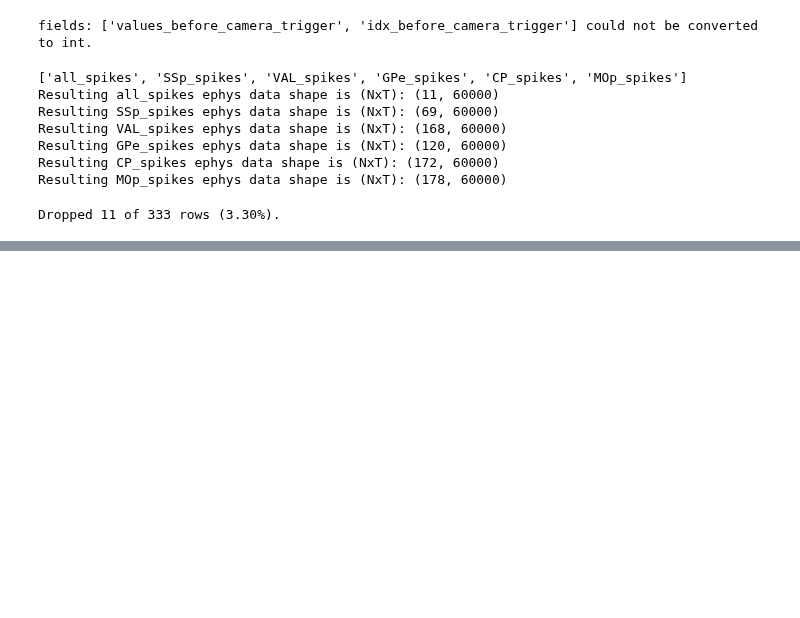
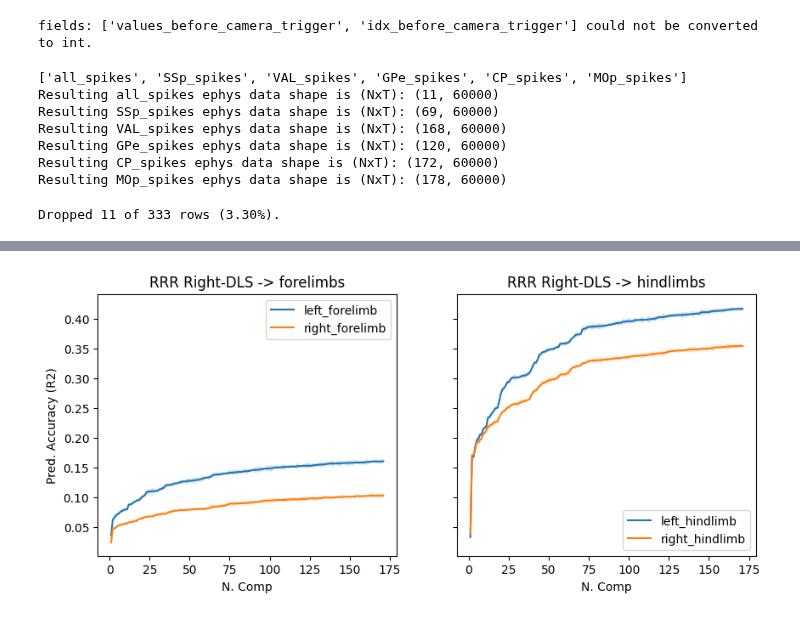
Before and after one commit to martinesparza/earthquake-analysis, a Jupyter notebook: notebooks/pipelines/integration.ipynb, the cells around one changed output, grey strips where cells are left out. Saved outputs shown, nothing was run; the diff lists cells and outputs as text; code cells hidden in the pictures; blank space fills up the shorter version.

```diff
--- a/notebooks/pipelines/integration.ipynb
+++ b/notebooks/pipelines/integration.ipynb
@@ -180,0 +242,21 @@ plt.show()
+# %%
+fig, ax = plt.subplots(1, 2, figsize=(10, 4), sharex='all', sharey='all')
+vizutils.shaded_errorbar(ax[0], comp_list, cv_comps["left_forelimb"], label='left_forelimb')
+vizutils.shaded_errorbar(ax[0], comp_list, cv_comps["right_forelimb"], label='right_forelimb')
+
+vizutils.shaded_errorbar(ax[1], comp_list, cv_comps["left_hindlimb"], label='left_hindlimb')
+vizutils.shaded_errorbar(ax[1], comp_list, cv_comps["right_hindlimb"], label='right_hindlimb')
+
+ax[0].set_title('RRR Right-DLS -> forelimbs')
+ax[0].legend()
+ax[1].set_title('RRR Right-DLS -> hindlimbs')
+ax[1].legend()
+ax[0].set_ylabel('Pred. Accuracy (R2)')
+ax[0].set_xlabel('N. Comp')
+ax[1].set_xlabel('N. Comp')
+# ax[1].set_xlim(0, 20)
+
+
+plt.show()
+# %% [output]
+[figure, added]
```
Also changed, not shown: parts of 27 cells of this notebook, 1 other file.
